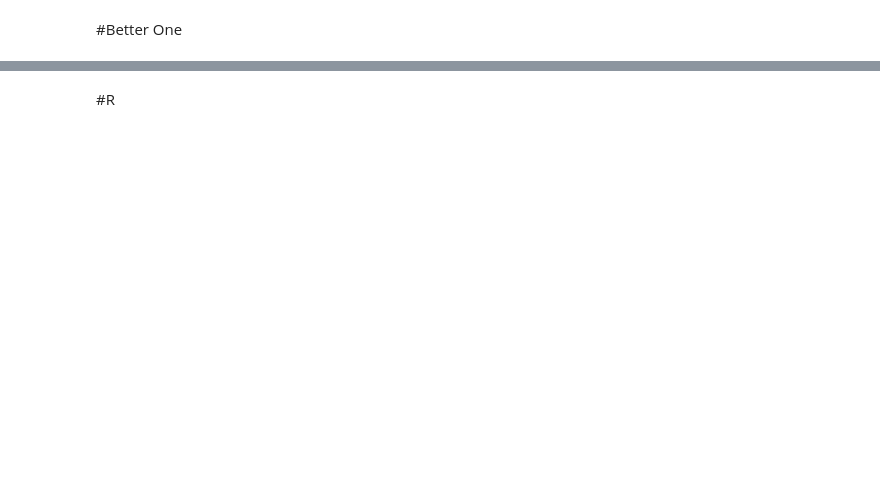
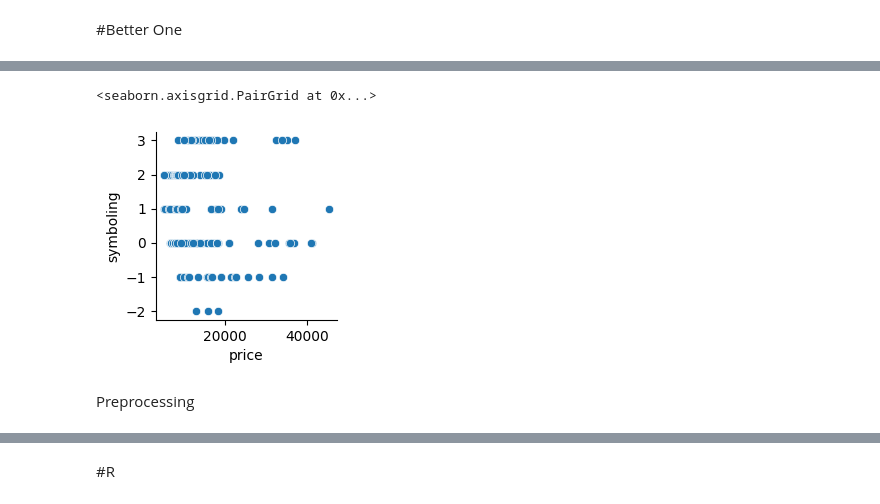
Before and after one commit to RashmitVartak/DAV, a Jupyter notebook: DAV_Exp3_63.ipynb, the cells around one changed output, grey strips where cells are left out. Drawn from its saved outputs; the diff is of its cells as text; code cells hidden in the pictures; blank space fills up the shorter version.

```diff
--- a/DAV_Exp3_63.ipynb
+++ b/DAV_Exp3_63.ipynb
@@ -201,2 +201,5 @@ Coefficients: [2164.65969115  -95.08384765]
 # %% [markdown]
 #Better One
+# %%
+df= pd.read_csv("/content/CarPrice_Assignment.csv")
+#dataset link : https://www.kaggle.com/datasets/praveendj/carprice-analyze-linear-regression-rfe
@@ -202,0 +286,7 @@ Coefficients: [2164.65969115  -95.08384765]
+# %%
+sns.pairplot(y_vars = 'symboling', x_vars = 'price' ,data = df)
+# %% [output]
+<seaborn.axisgrid.PairGrid at 0x...>
+[figure, added]
+# %% [markdown]
+Preprocessing
```
Also changed, not shown: parts of 72 cells of this notebook.
